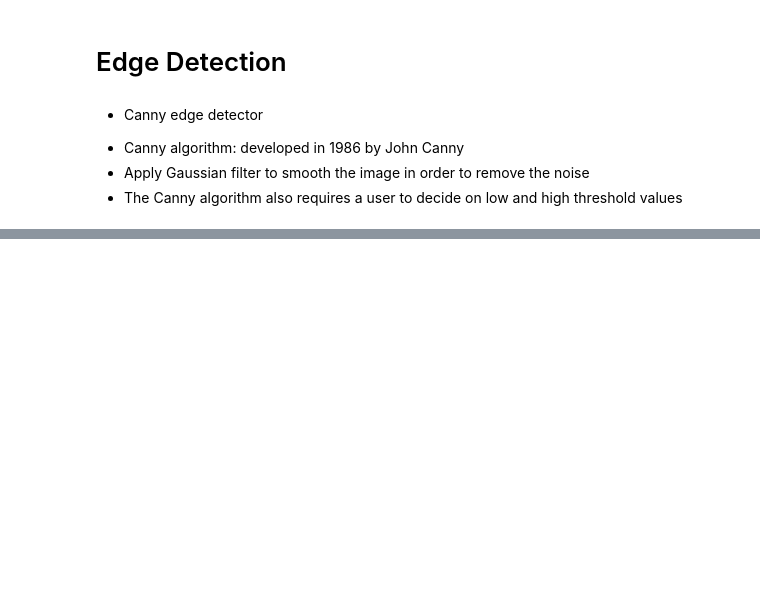
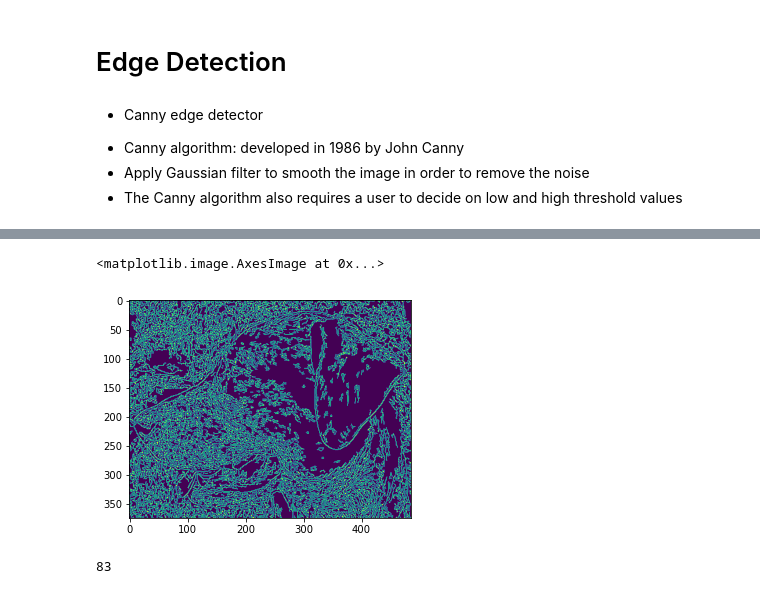
Before and after one commit to Zahed-Golabi/Computer-Vision, a Jupyter notebook: 5. Object Detection with Opencv/Edge Detection.ipynb, the cells around one changed output, grey strips where cells are left out. Drawn from its saved outputs; the diff is of its cells as text; code cells hidden in the pictures; blank space fills up the shorter version.

```diff
--- a/5. Object Detection with Opencv/Edge Detection.ipynb
+++ b/5. Object Detection with Opencv/Edge Detection.ipynb
@@ -26,0 +40,2 @@ plt.imshow(edges)
+# %%
+med_val = np.median(img)
@@ -26,0 +46,15 @@ plt.imshow(edges)
+# %%
+# Lower Threshold to either 0 or 70% of the median_val
+lower = int(max(0, 0.7 * med_val))
+# upper Threshold to either 130% of the median_val or the max 255
+upper = int(min(255, 1.3 * med_val ))
+# %%
+edges = cv2.Canny(img, threshold1=lower, threshold2=upper+50)
+plt.imshow(edges)
+# %% [output]
+<matplotlib.image.AxesImage at 0x...>
+[figure, added]
+# %%
+upper
+# %% [output]
+83
```
Also changed, not shown: parts of 15 cells of this notebook.
